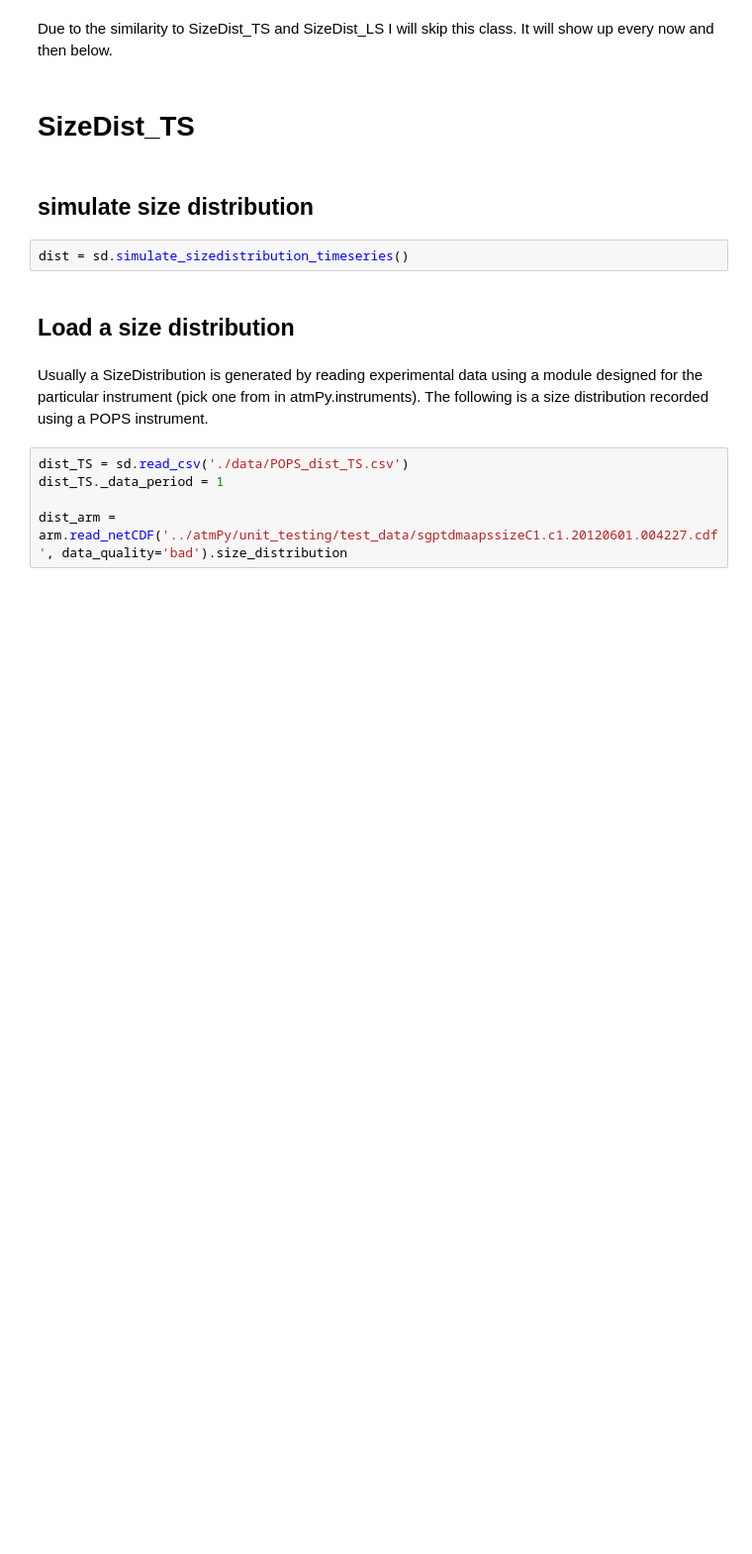
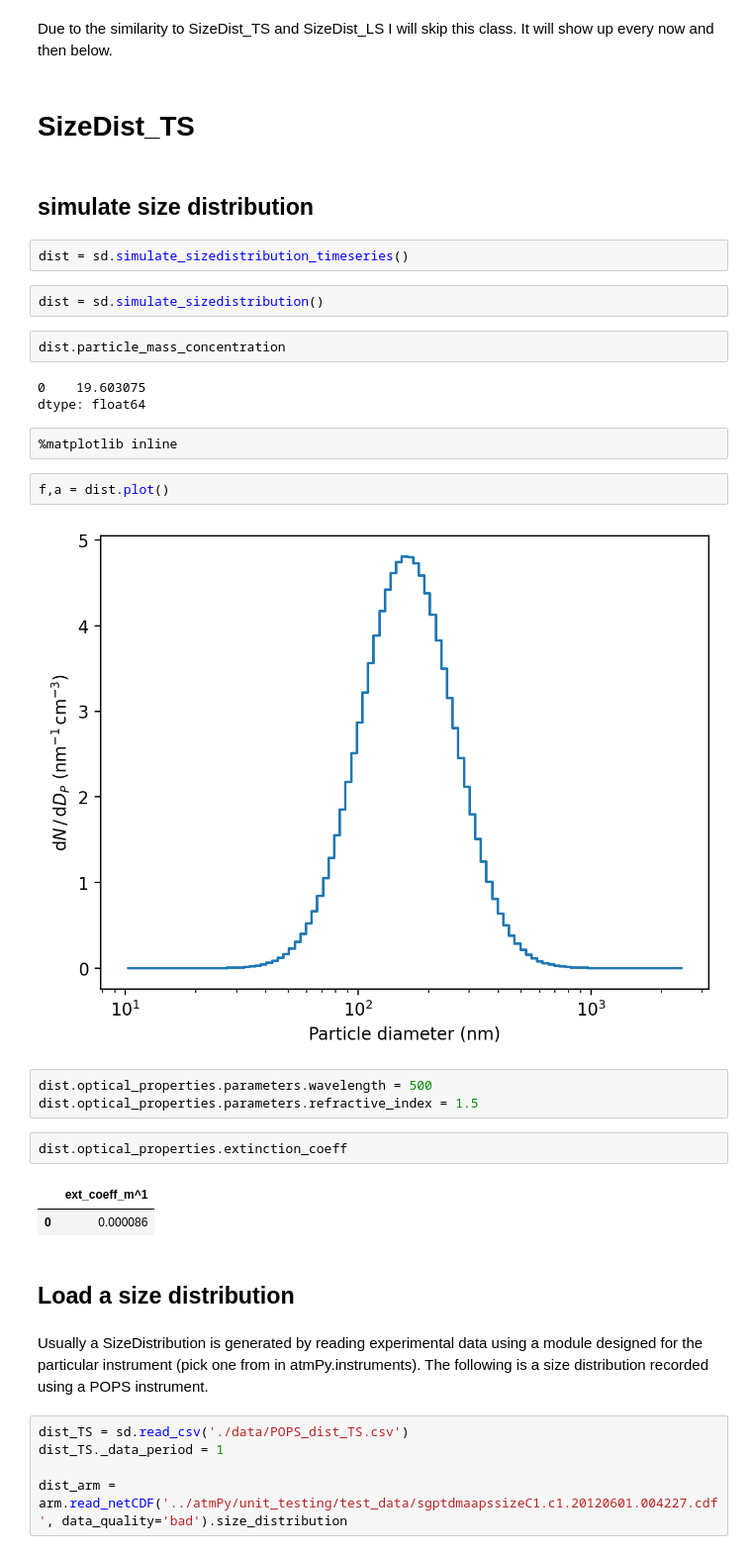
Before and after one commit to hagne/atm-py, a Jupyter notebook: examples/sizedistribution.ipynb, the cells around one changed output. Shown at 99% size. Cells and saved outputs as stored; diff of their text form; blank space fills up the shorter version.

```diff
--- a/examples/sizedistribution.ipynb
+++ b/examples/sizedistribution.ipynb
@@ -36,6 +36,27 @@ Due to the similarity to SizeDist_TS and SizeDist_LS I will skip this class. It
 ## simulate size distribution
 # %%
 dist = sd.simulate_sizedistribution_timeseries()
+# %%
+dist = sd.simulate_sizedistribution()
+# %%
+dist.particle_mass_concentration
+# %% [output]
+0    19.603075
+dtype: float64
+# %%
+%matplotlib inline
+# %%
+f,a = dist.plot()
+# %% [output]
+[figure, added]
+# %%
+dist.optical_properties.parameters.wavelength = 500
+dist.optical_properties.parameters.refractive_index = 1.5
+# %%
+dist.optical_properties.extinction_coeff
+# %% [output]
+|  | ext_coeff_m^1 |
+| 0 | 0.000086 |
 # %% [markdown]
 ## Load a size distribution
 # %% [markdown]
```
Also changed, not shown: parts of 1 cell of this notebook, 7 other files.
